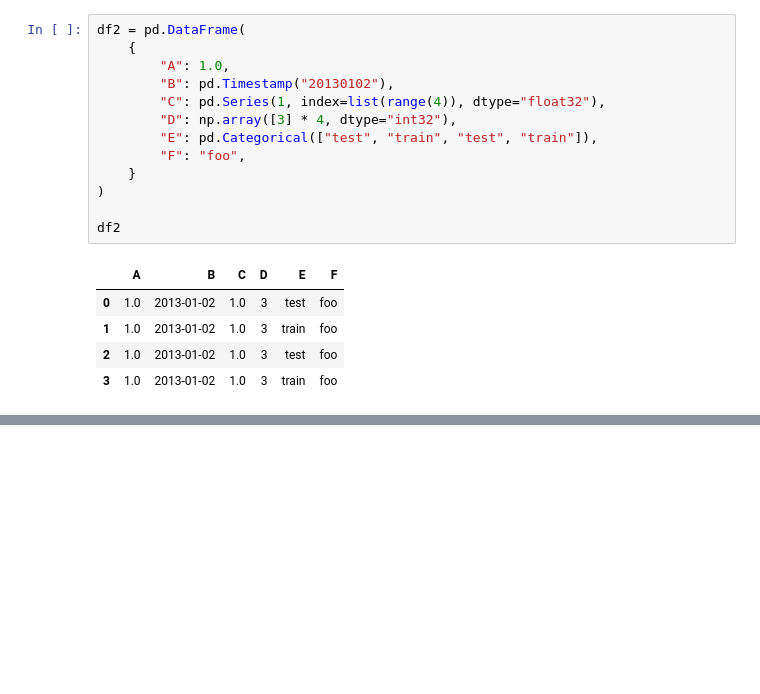
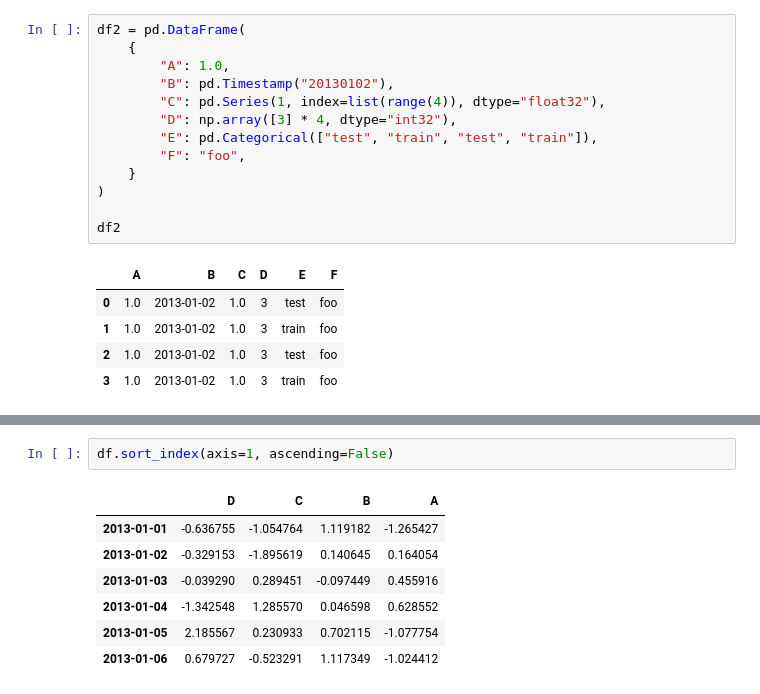
Before and after one commit to MartinezOrtizEduardoAntonio/mineria_de_datos, a Jupyter notebook: Untitled1.ipynb, the cells around one changed output, grey strips where cells are left out. Drawn from its saved outputs; the diff is of its cells as text; blank space fills up the shorter version.

```diff
--- a/Untitled1.ipynb
+++ b/Untitled1.ipynb
@@ -706,0 +773,10 @@ df2
+# %%
+df.sort_index(axis=1, ascending=False)
+# %% [output]
+|  | D | C | B | A |
+| 2013-01-01 | -0.636755 | -1.054764 | 1.119182 | -1.265427 |
+| 2013-01-02 | -0.329153 | -1.895619 | 0.140645 | 0.164054 |
+| 2013-01-03 | -0.039290 | 0.289451 | -0.097449 | 0.455916 |
+| 2013-01-04 | -1.342548 | 1.285570 | 0.046598 | 0.628552 |
+| 2013-01-05 | 2.185567 | 0.230933 | 0.702115 | -1.077754 |
+| 2013-01-06 | 0.679727 | -0.523291 | 1.117349 | -1.024412 |
```
Also changed, not shown: parts of 7 cells of this notebook.
